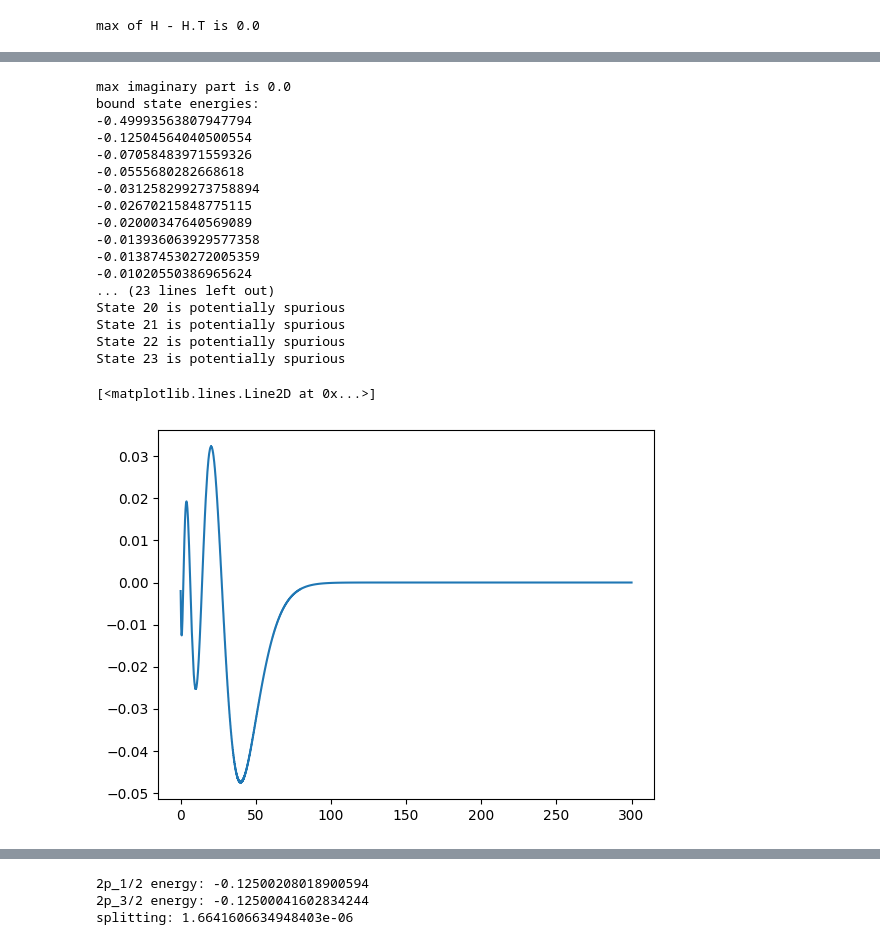
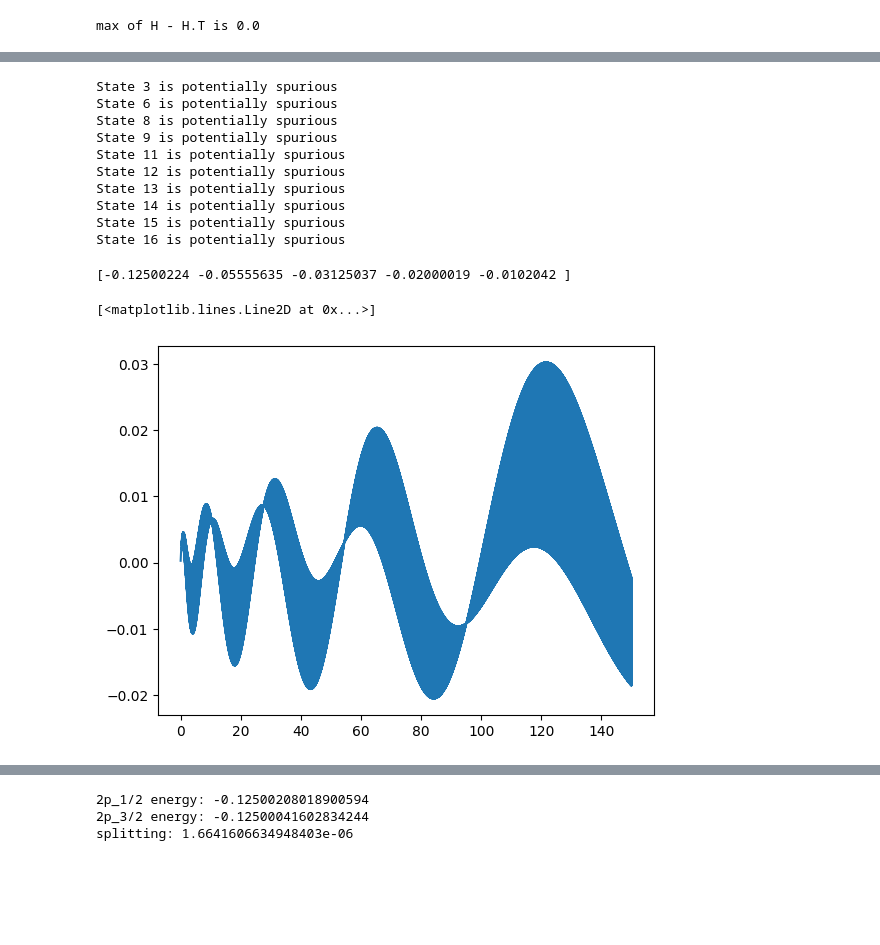
Before and after one commit to ivanj0se/stevebbg, a Jupyter notebook: Project5-2-fixed.ipynb, the cells around one changed output, grey strips where cells are left out. Cells and saved outputs as stored; diff of their text form; code cells hidden in the pictures; blank space fills up the shorter version.

Commit message:
Add files via upload
Newer version, more wip spurious state detection

```diff
--- a/Project5-2-fixed.ipynb
+++ b/Project5-2-fixed.ipynb
@@ -76,8 +76,8 @@ def createhamiltonian(n,step,Z,k):
 # %%
 # Verifications of properties:
 # 1
-n = 2001
-rmax = 300
+n = 6501
+rmax = 150
 step = rmax/n
 r = np.array([(i+1)*step for i in range(n)])
 
@@ -92,32 +133,12 @@ max of H - H.T is 0.0
 # %%
-#2
-
-evals, evecs = np.linalg.eigh(H)
-max_imag = np.max(np.abs(evals.imag))
-print("max imaginary part is", max_imag)
-evals = evals.real
-
-order = np.argsort(evals)
-evals = evals[order]
-evecs = evecs[:, order]
-
-shifted = evals - c**2
-bound_mask = (shifted < 0) & (shifted > -1.0)
-bound_energies = shifted[bound_mask]
-bound_vecs = evecs[:, bound_mask]
-
-print("bound state energies:")
-for E in bound_energies:
-    print(E)
-print()
-
 
 def check_spurious(evec, max_crossing): #tests if an eigenvector is spurious by counting zero crossings and comparing to max allowed value
     count = 0
     absmax=np.max(abs(evec))
-    testrange = len(evec)//20
+    testrange = len(evec)//40
+
     for i in range(testrange,len(evec)-testrange):
-        if evec[i]*evec[i+1] <0 and np.max(np.abs(evec[i-testrange:i+testrange]>absmax/10)): #we need the second requirement as near zero the function constantly swaps sign
+        if evec[i]*evec[i+1] <0 and np.max(np.abs(evec[i-testrange:i+testrange])>absmax/5): #we need the second requirement as near zero the function constantly swaps sign
             count +=1
     return count >= max_crossing
 
@@ -125,28 +146,31 @@ for i in range(np.shape(bound_vecs)[1]):
     if check_spurious(bound_vecs[:,i],100):
         print(f"State {i+1} is potentially spurious")
 # %% [output]
-max imaginary part is 0.0
-bound state energies:
--0.49993563807947794
--0.12504564040500554
--0.07058483971559326
--0.0555680282668618
--0.031258299273758894
--0.02670215848775115
--0.02000347640569089
--0.013936063929577358
--0.013874530272005359
--0.01020550386965624
-... (23 lines left out)
-State 20 is potentially spurious
-State 21 is potentially spurious
-State 22 is potentially spurious
-State 23 is potentially spurious
+State 3 is potentially spurious
+State 6 is potentially spurious
+State 8 is potentially spurious
+State 9 is potentially spurious
+State 11 is potentially spurious
+State 12 is potentially spurious
+State 13 is potentially spurious
+State 14 is potentially spurious
+State 15 is potentially spurious
+State 16 is potentially spurious
+# %%
+#bound energy error and removing spurious solutions
+spurious_mask = []
+for i in range(np.shape(bound_vecs)[1]):
+        spurious_mask.append(not check_spurious(bound_vecs[:,i],100))
+spurious_mask = np.array(spurious_mask)
+test = bound_energies[spurious_mask]
+print(test)
+# %% [output]
+[-0.12500224 -0.05555635 -0.03125037 -0.02000019 -0.0102042 ]
 # %%
-plt.plot(np.linspace(step, rmax,n),bound_vecs[:n,6])
+plt.plot(np.linspace(step, rmax,n),bound_vecs[:n,13])
 # %% [output]
 [<matplotlib.lines.Line2D at 0x...>]
-[figure, old version]
+[figure, new version]
 # %%
 #3
 
```
Also changed, not shown: parts of 4 cells of this notebook.
